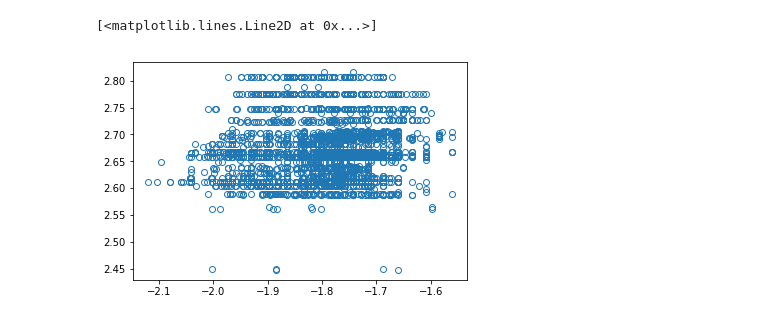
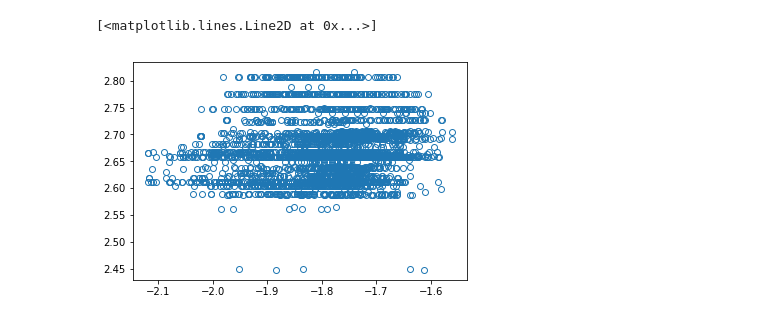
Before and after one commit to ericschulman/tx_milk_2yp, a Jupyter notebook: summary_stats.ipynb, the cells around one changed output. Drawn from its saved outputs; the diff is of its cells as text; code cells hidden in the pictures.

```diff
--- a/summary_stats.ipynb
+++ b/summary_stats.ipynb
@@ -217,9 +217,9 @@ plt.plot(labels, cool_thing['WW'],marker='.')
 # %%
 data = pd.read_csv('data/milk.csv')
 
-reg1 = data[['WW','FMO']].dropna()
-reg1 = np.log(reg1[(.12<=reg1['WW']) & (reg1['WW']<=.21)])
-plt.plot(reg1['WW'],reg1['FMO'],'o',mfc='none')
+reg1 = data[['SCORE','FMO']].dropna()
+reg1 = np.log(reg1[(.12<=reg1['SCORE']) & (reg1['SCORE']<=.21)])
+plt.plot(reg1['SCORE'],reg1['FMO'],'o',mfc='none')
 # %% [output]
 [<matplotlib.lines.Line2D at 0x...>]
-[figure, old version]
+[figure, new version]
```
Also changed, not shown: parts of 10 cells of this notebook, 5 other files.
